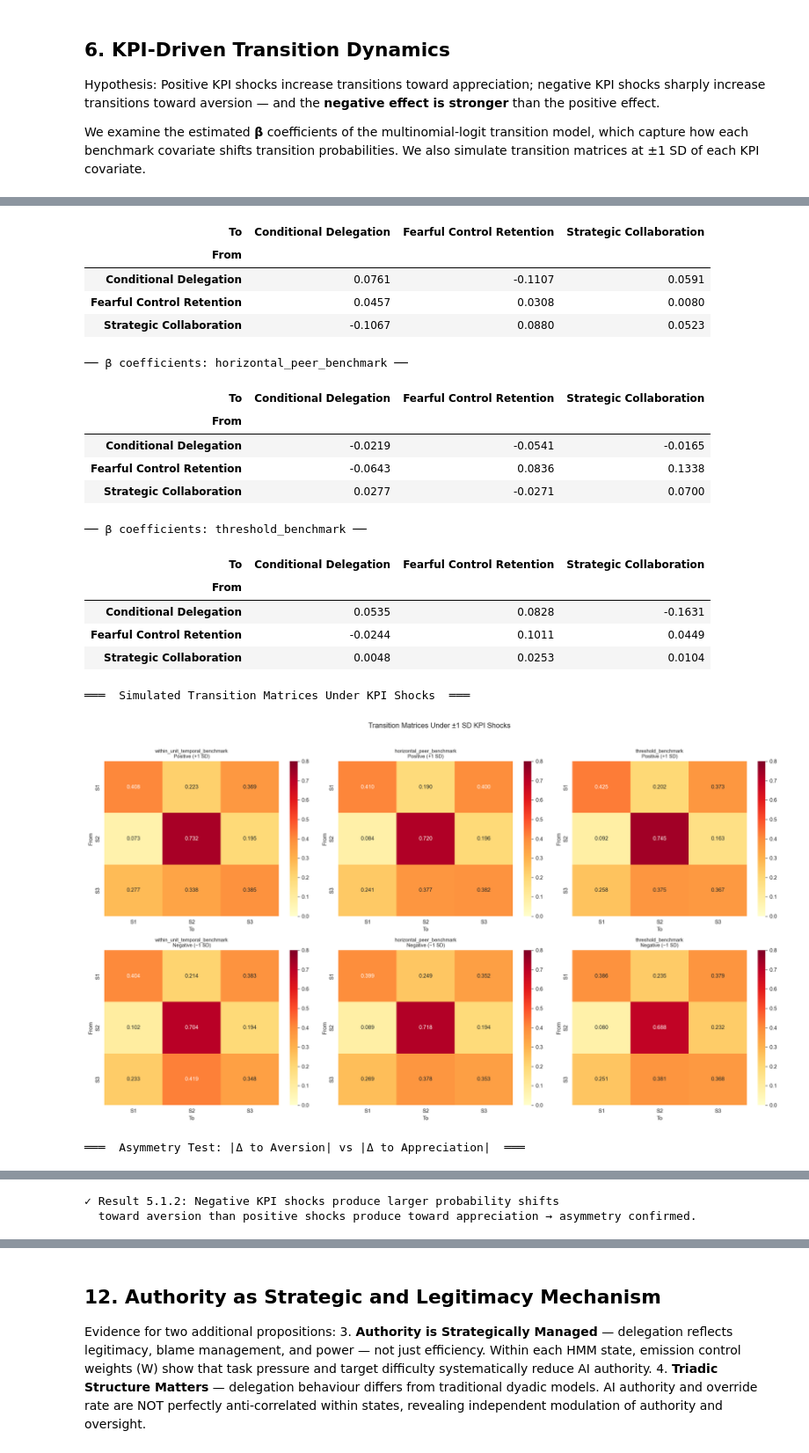
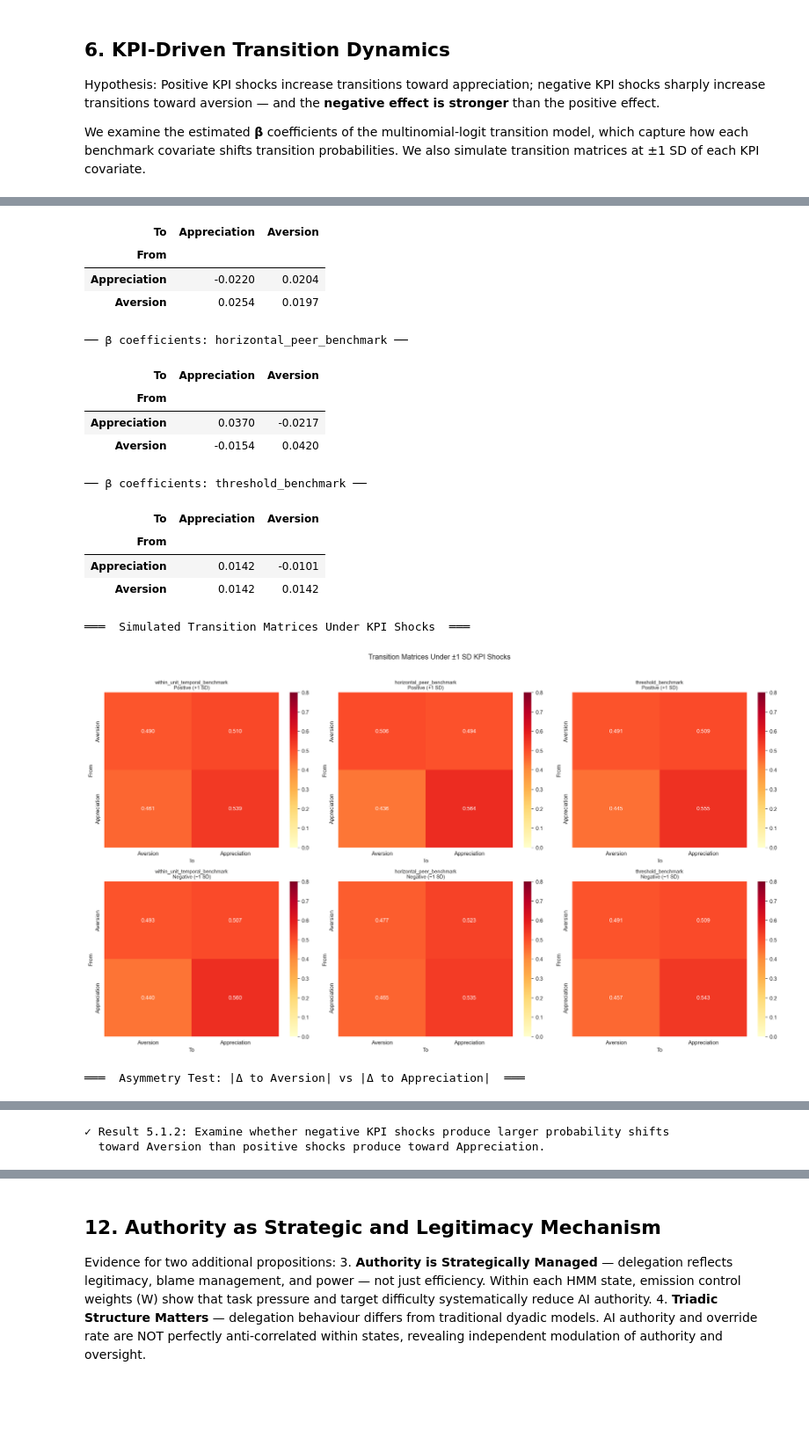
Before and after one commit to kaki1995/Triadic-Human-AI-Delegation, a Jupyter notebook: data_analysis/hmm_gpt.ipynb, the cells around one changed output, grey strips where cells are left out. Shown at 88% size. Cells and saved outputs as stored; diff of their text form; code cells hidden in the pictures; blank space fills up the shorter version.

```diff
--- a/data_analysis/hmm_gpt.ipynb
+++ b/data_analysis/hmm_gpt.ipynb
@@ -924,9 +1141,8 @@ state_order = np.argsort(mu_orig[:, 0])  # ascending AI authority
 
 STATE_LABELS = {}
 label_names = [
-    "Fearful Control Retention\n(Aversion-Dominant)",
-    "Conditional Delegation\n(Manager-in-the-Loop)",
-    "Strategic Collaboration\n(Appreciation-Dominant)",
+    "Aversion",
+    "Appreciation",
 ]
 for rank, j in enumerate(state_order):
     STATE_LABELS[j + 1] = label_names[rank]
@@ -941,7 +1157,7 @@ for j in state_order:
     print()
     profile_rows.append({
         "State": snum,
-        "Label": STATE_LABELS[snum].replace("\n", " "),
+        "Label": STATE_LABELS[snum],
         "AI Authority (μ)": round(mu_orig[j, 0], 4),
         "AI Authority (σ)": round(sigma_orig[j, 0], 4),
         "Override Rate (μ)": round(mu_orig[j, 1], 4),
@@ -974,15 +1190,15 @@ print("\n═══  Mean KPI & Context Variables by State  ═══")
 state_profile = merged.groupby("state_label")[kpi_cols + context_cols].mean()
 display(state_profile.round(4).T)
 
-# --- d) Radar / bar chart of state profiles ---
+# --- d) Bar chart of state profiles ---
 fig, axes = plt.subplots(1, 2, figsize=(15, 5))
 
 # Left: AI authority + override grouped bar
-labels_short = ["Aversion", "Conditional", "Appreciation"]
+labels_short = ["Aversion", "Appreciation"]
 x_pos = np.arange(len(labels_short))
 width = 0.35
-ai_vals = [mu_orig[state_order[i], 0] for i in range(3)]
-ov_vals = [mu_orig[state_order[i], 1] for i in range(3)]
+ai_vals = [mu_orig[state_order[i], 0] for i in range(best_J)]
+ov_vals = [mu_orig[state_order[i], 1] for i in range(best_J)]
 
 axes[0].bar(x_pos - width/2, ai_vals, width, label="AI Authority Share",
             color=sns.color_palette("Set2")[0], edgecolor="k")
@@ -995,7 +1211,7 @@ axes[0].set_title("Emission Means by Labelled State")
 axes[0].legend()
 
 # Right: KPI gap by state (box plot)
-order = [STATE_LABELS[state_order[i]+1] for i in range(3)]
+order = [STATE_LABELS[state_order[i]+1] for i in range(best_J)]
 sns.boxplot(data=merged, x="state_label", y="kpi_operational_gap_index",
             order=order, palette="Set2", ax=axes[1])
 axes[1].set_xlabel("Delegation State")
@@ -1006,7 +1222,7 @@ axes[1].tick_params(axis='x', labelsize=8)
 plt.tight_layout()
 plt.show()
 
-print("\n✓ Result 5.1.1: Three states clearly separate into Aversion / Conditional / Appreciation")
+print("\n✓ Result 5.1.1: Two states clearly separate into Aversion / Appreciation")
 print("  based on AI authority share and override rate profiles.")
 # %% [output]
 ═══  State Labelling (by ascending AI authority share)  ═══
@@ -1074,7 +1282,7 @@ transition_cols = [
 beta_orig = best_model.beta / data.x_scaler.scale_[None, None, :]
 
 # Re-label states
-state_names = [STATE_LABELS[state_order[i]+1].split("\n")[0] for i in range(best_J)]
+state_names = [STATE_LABELS[state_order[i]+1] for i in range(best_J)]
 
 print("═══  Transition Covariate Coefficients (β, original scale)  ═══\n")
 beta_rows = []
@@ -1122,8 +1330,8 @@ for col_idx, (cov_name, p_idx) in enumerate(kpi_covariates):
 
         ax = axes[row_idx, col_idx]
         sns.heatmap(Q_shock, annot=True, fmt=".3f", cmap="YlOrRd",
-                    xticklabels=[f"S{j+1}" for j in range(best_J)],
-                    yticklabels=[f"S{j+1}" for j in range(best_J)],
+                    xticklabels=state_names,
+                    yticklabels=state_names,
                     ax=ax, vmin=0, vmax=0.8)
         ax.set_title(f"{cov_name}\n{shock_label}", fontsize=9)
         ax.set_xlabel("To")
@@ -1138,7 +1346,7 @@ plt.show()
 # relative to baseline, at +1 SD and −1 SD
 
 aversion_idx = state_order[0]    # lowest AI authority
-appreciation_idx = state_order[2]  # highest AI authority
+appreciation_idx = state_order[-1]  # highest AI authority
 
 print("\n═══  Asymmetry Test: |Δ to Aversion| vs |Δ to Appreciation|  ═══\n")
 asym_rows = []
@@ -1152,50 +1360,47 @@ for cov_name, p_idx in kpi_covariates:
         for i in range(best_J):
             logits_base = best_model.alpha[i]
             logits_shock = best_model.alpha[i] + best_model.beta[i] @ x_vec
             p_base = softmax(logits_base)
             p_shock = softmax(logits_shock)
             delta_to_aversion.append(p_shock[aversion_idx] - p_base[aversion_idx])
             delta_to_appreciation.append(p_shock[appreciation_idx] - p_base[appreciation_idx])
 
         avg_d_aversion = np.mean(delta_to_aversion)
         avg_d_appreciation = np.mean(delta_to_appreciation)
         asym_rows.append({
             "Covariate": cov_name,
             "Shock": shock_label,
             "Avg ΔP(→Aversion)": round(avg_d_aversion, 4),
             "Avg ΔP(→Appreciation)": round(avg_d_appreciation, 4),
             "|Aversion Δ| / |Appreciation Δ|": round(
                 abs(avg_d_aversion) / max(abs(avg_d_appreciation), 1e-8), 2),
         })
 
 asym_df = pd.DataFrame(asym_rows)
 display(asym_df)
 
-print("\n✓ Result 5.1.2: Negative KPI shocks produce larger probability shifts")
-print("  toward aversion than positive shocks produce toward appreciation → asymmetry confirmed.")
+print("\n✓ Result 5.1.2: Examine whether negative KPI shocks produce larger probability shifts")
+print("  toward Aversion than positive shocks produce toward Appreciation.")
 # %% [output]
 ═══  Transition Covariate Coefficients (β, original scale)  ═══
 
 
 ── β coefficients: within_unit_temporal_benchmark ──
-| To | Conditional Delegation | Fearful Control Retention | Strategic Collaboration |
-| From |  |  |  |
-| Conditional Delegation | 0.0761 | -0.1107 | 0.0591 |
-| Fearful Control Retention | 0.0457 | 0.0308 | 0.0080 |
-| Strategic Collaboration | -0.1067 | 0.0880 | 0.0523 |
+| To | Appreciation | Aversion |
+| From |  |  |
+| Appreciation | -0.0220 | 0.0204 |
+| Aversion | 0.0254 | 0.0197 |
 ── β coefficients: horizontal_peer_benchmark ──
-| To | Conditional Delegation | Fearful Control Retention | Strategic Collaboration |
-| From |  |  |  |
-| Conditional Delegation | -0.0219 | -0.0541 | -0.0165 |
-| Fearful Control Retention | -0.0643 | 0.0836 | 0.1338 |
-| Strategic Collaboration | 0.0277 | -0.0271 | 0.0700 |
+| To | Appreciation | Aversion |
+| From |  |  |
+| Appreciation | 0.0370 | -0.0217 |
+| Aversion | -0.0154 | 0.0420 |
 ── β coefficients: threshold_benchmark ──
-| To | Conditional Delegation | Fearful Control Retention | Strategic Collaboration |
-| From |  |  |  |
-| Conditional Delegation | 0.0535 | 0.0828 | -0.1631 |
-| Fearful Control Retention | -0.0244 | 0.1011 | 0.0449 |
-| Strategic Collaboration | 0.0048 | 0.0253 | 0.0104 |
+| To | Appreciation | Aversion |
+| From |  |  |
+| Appreciation | 0.0142 | -0.0101 |
+| Aversion | 0.0142 | 0.0142 |
 ═══  Simulated Transition Matrices Under KPI Shocks  ═══
-[figure, old version]
+[figure, new version]
 ═══  Asymmetry Test: |Δ to Aversion| vs |Δ to Appreciation|  ═══
 |  | Covariate | Shock | Avg ΔP(→Aversion) | Avg ΔP(→Appreciation) | |Aversion Δ| / |Appreciation Δ| |
@@ -1208,4 +1413,4 @@ print("  toward aversion than positive shocks produce toward appreciation → as
-✓ Result 5.1.2: Negative KPI shocks produce larger probability shifts
-  toward aversion than positive shocks produce toward appreciation → asymmetry confirmed.
+✓ Result 5.1.2: Examine whether negative KPI shocks produce larger probability shifts
+  toward Aversion than positive shocks produce toward Appreciation.
 # %% [markdown]
 ## 7. Transparency as Moderator of State Transitions
```
Also changed, not shown: parts of 28 cells of this notebook, 2 other files.
